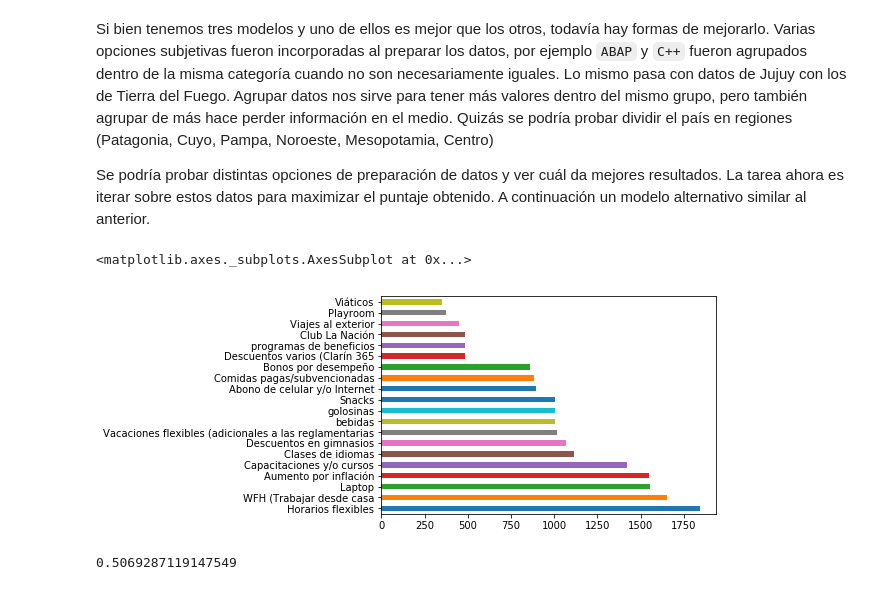
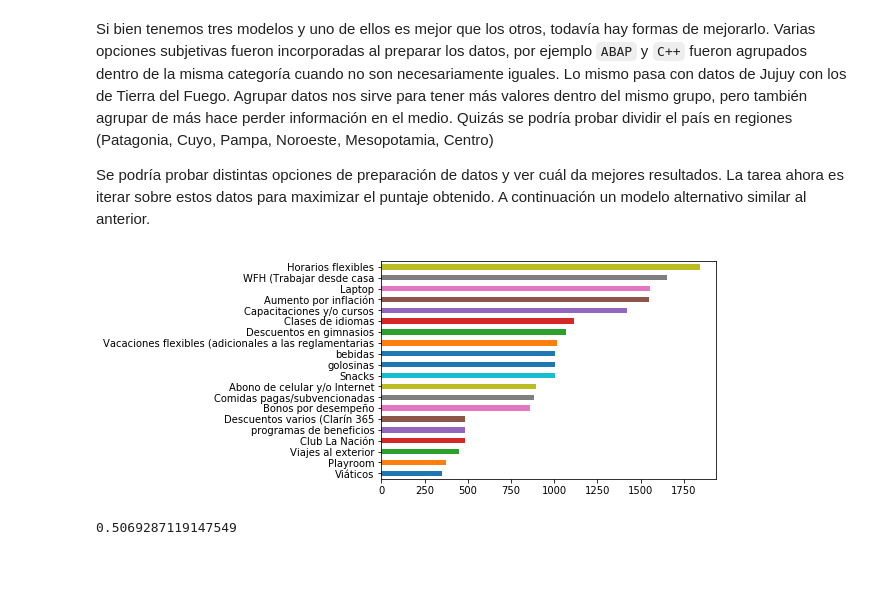
Before and after one commit to seppo0010/sysarmy-sueldos-2019.1, a Jupyter notebook: Sysarmy - Predicción de sueldos.ipynb, the cells around one changed output. Drawn from its saved outputs; the diff is of its cells as text; code cells hidden in the pictures.

Commit message:
Better charts, explicación de tecnologías

```diff
--- a/Sysarmy - Predicción de sueldos.ipynb
+++ b/Sysarmy - Predicción de sueldos.ipynb
@@ -920,10 +912,9 @@ Se podría probar distintas opciones de preparación de datos y ver cuál da mej
 # %%
 all_benefits = ','.join(df['Beneficios extra'].tolist())
 benefits = set(x for x in [item.strip('.,-)()').strip() for s in df['Beneficios extra'].tolist() for item in s.split(',')] if x not in ('', 'a', 'no', 'nada', 'Ninguna', 'etc', 'Ninguna de las anteriores'))
-pd.Series({b: all_benefits.count(b) for b in benefits}).sort_values(ascending=False).head(20).plot.barh()
+pd.Series({b: all_benefits.count(b) for b in benefits}).sort_values(ascending=True).tail(20).plot.barh();
 # %% [output]
-<matplotlib.axes._subplots.AxesSubplot at 0x...>
-[figure, old version]
+[figure, new version]
 # %%
 def transform_row(row):
     d = {}
```
Also changed, not shown: parts of 52 cells of this notebook.
